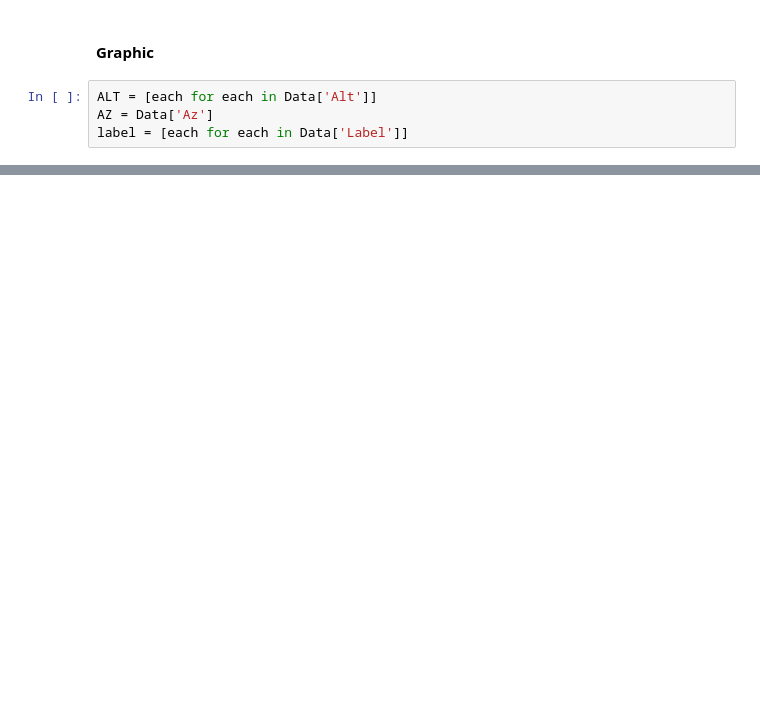
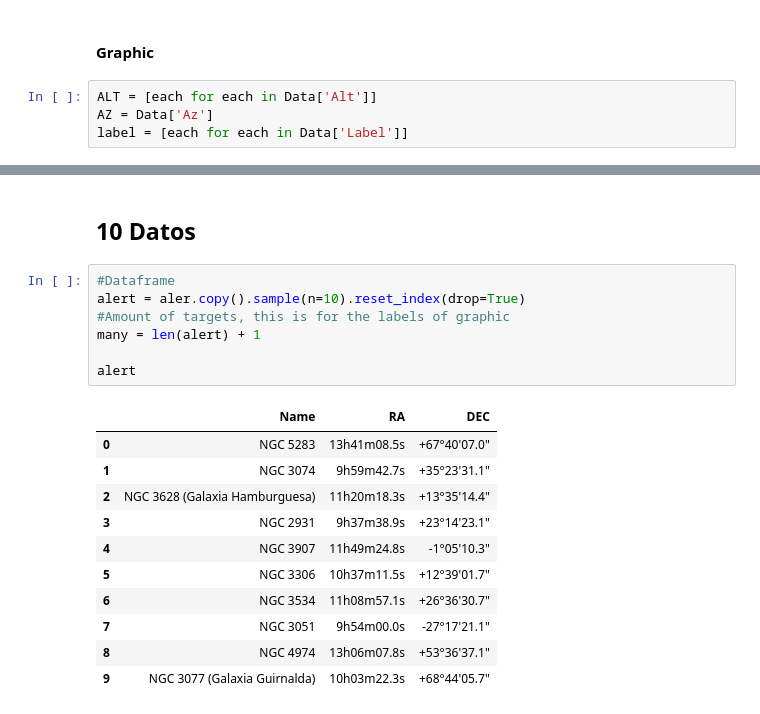
Before and after one commit to ccuellarn/Transient-Operation, a Jupyter notebook: Sketch.ipynb, the cells around one changed output, grey strips where cells are left out. Cells and saved outputs as stored; diff of their text form; blank space fills up the shorter version.

```diff
--- a/Sketch.ipynb
+++ b/Sketch.ipynb
@@ -254,0 +301,21 @@ Order for observation
+# %% [markdown]
+## 10 Datos
+# %%
+#Dataframe
+alert = aler.copy().sample(n=10).reset_index(drop=True)
+#Amount of targets, this is for the labels of graphic
+many = len(alert) + 1
+
+alert
+# %% [output]
+|  | Name | RA | DEC |
+| 0 | NGC 5283 | 13h41m08.5s | +67°40'07.0" |
+| 1 | NGC 3074 | 9h59m42.7s | +35°23'31.1" |
+| 2 | NGC 3628 (Galaxia Hamburguesa) | 11h20m18.3s | +13°35'14.4" |
+| 3 | NGC 2931 | 9h37m38.9s | +23°14'23.1" |
+| 4 | NGC 3907 | 11h49m24.8s | -1°05'10.3" |
+| 5 | NGC 3306 | 10h37m11.5s | +12°39'01.7" |
+| 6 | NGC 3534 | 11h08m57.1s | +26°36'30.7" |
+| 7 | NGC 3051 | 9h54m00.0s | -27°17'21.1" |
+| 8 | NGC 4974 | 13h06m07.8s | +53°36'37.1" |
+| 9 | NGC 3077 (Galaxia Guirnalda) | 10h03m22.3s | +68°44'05.7" |
```
Also changed, not shown: parts of 9 cells of this notebook, 1 other file.
